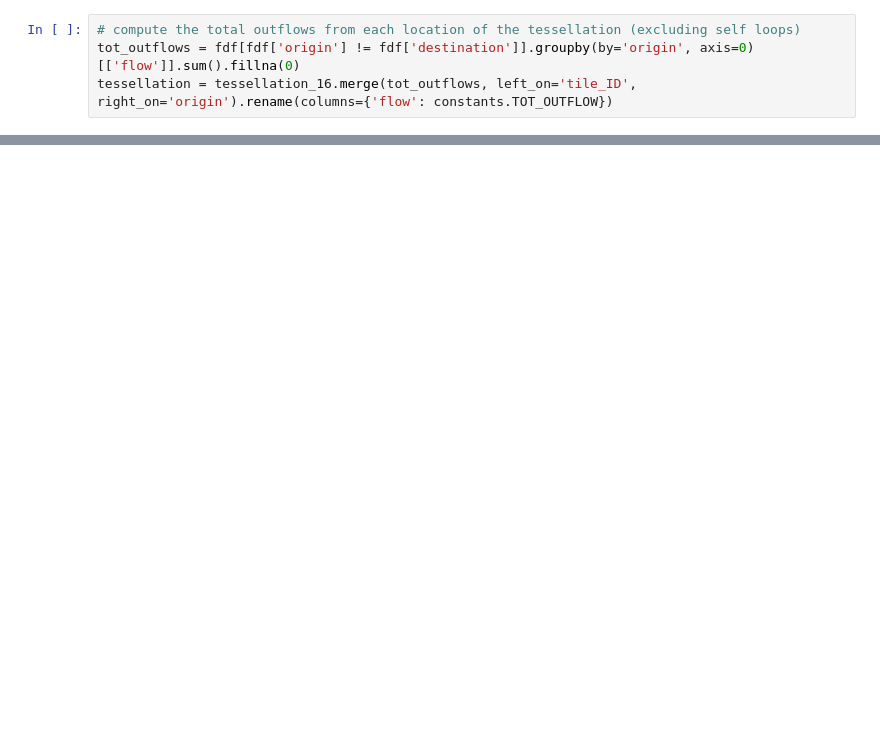
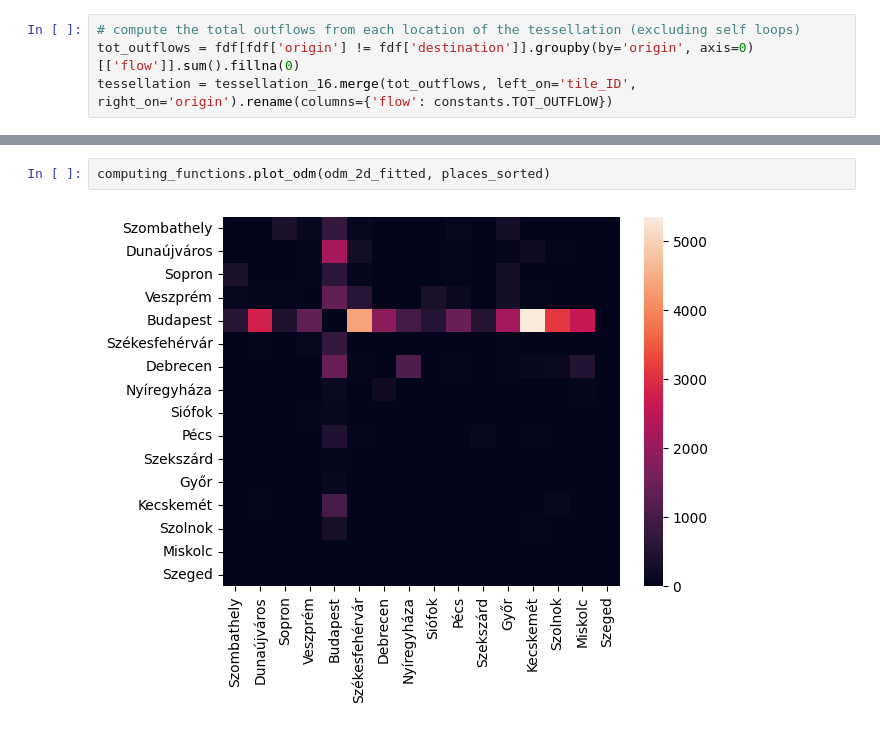
Before and after one commit to me9hanics/origin-destination-matrix-from-traffic, a Jupyter notebook: odm_gravity.ipynb, the cells around one changed output, grey strips where cells are left out. Cells and saved outputs as stored; diff of their text form; blank space fills up the shorter version.

```diff
--- a/odm_gravity.ipynb
+++ b/odm_gravity.ipynb
@@ -302,0 +278,4 @@ ax[0].scatter(fdf['origin'], fdf['destination'], c='blue', edgecolors='k', s=50,
+# %%
+computing_functions.plot_odm(odm_2d_fitted, places_sorted)
+# %% [output]
+[figure, added]
```
Also changed, not shown: parts of 32 cells of this notebook.
